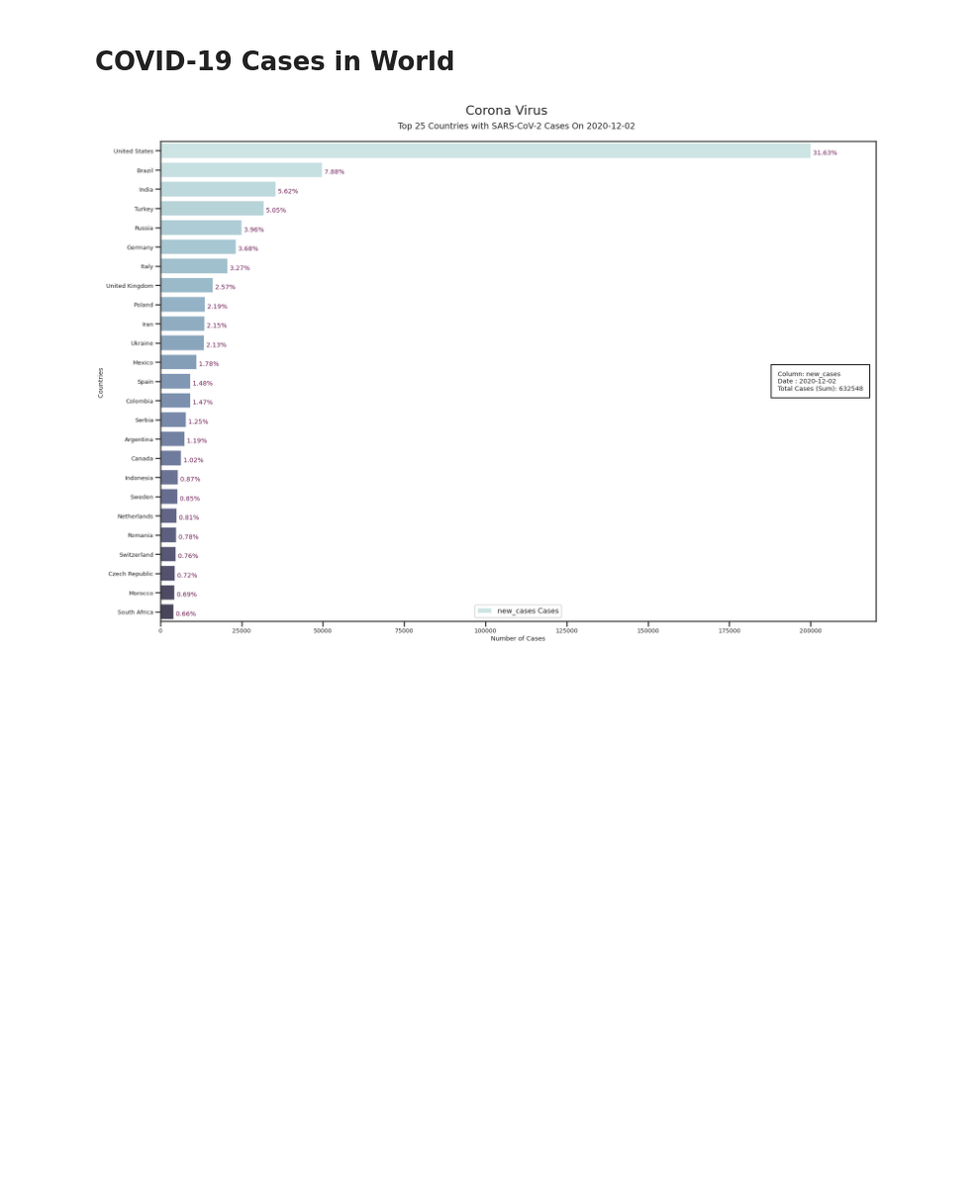
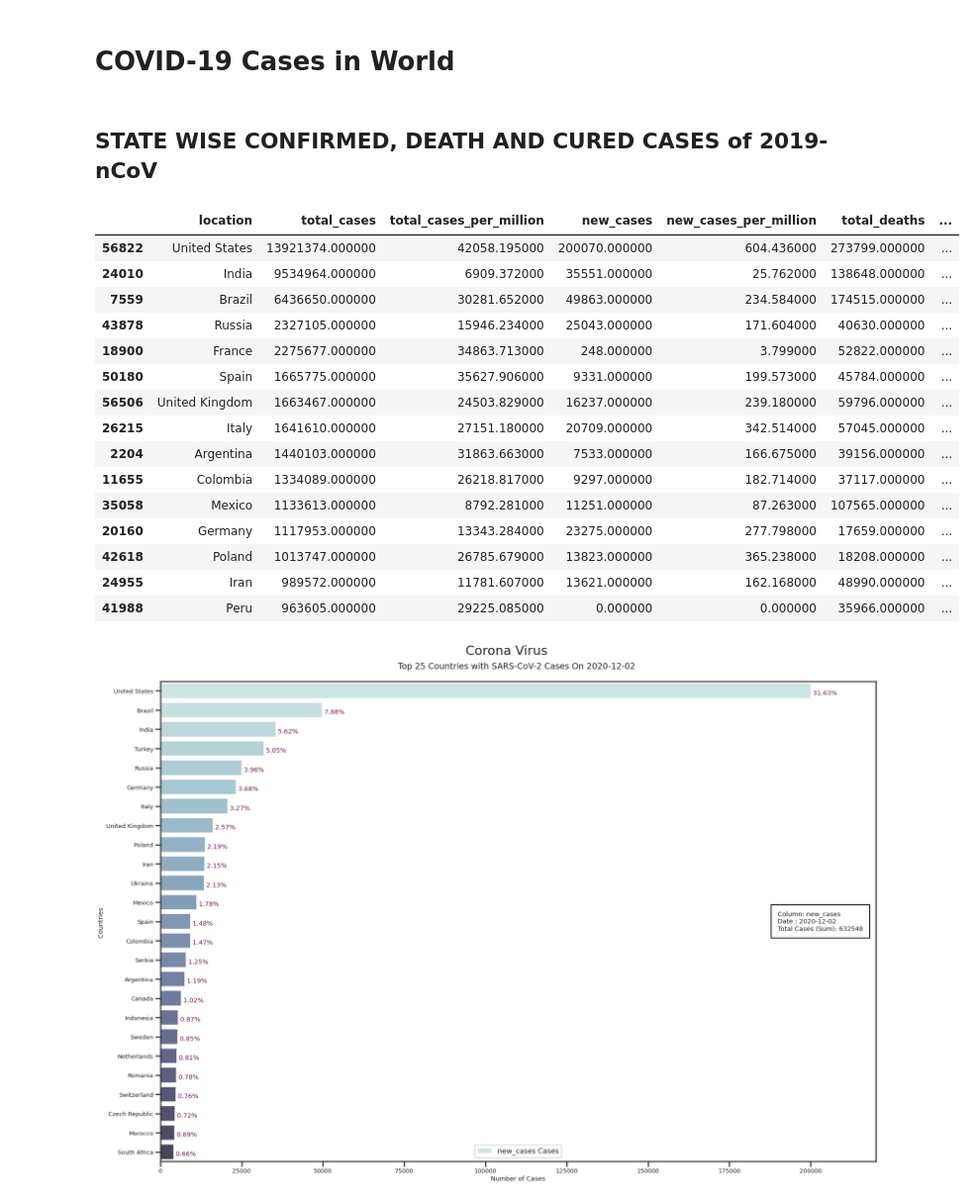
Before and after one commit to terminate9298/Corona-Visualization-and-Prediction, a Jupyter notebook: COVID_19_Visualization_and_Forecasting.ipynb, the cells around one changed output. Shown at 99% size. Saved outputs shown, nothing was run; the diff lists cells and outputs as text; code cells hidden in the pictures; blank space fills up the shorter version.

```diff
--- a/COVID_19_Visualization_and_Forecasting.ipynb
+++ b/COVID_19_Visualization_and_Forecasting.ipynb
@@ -488,5 +341,49 @@ plt.savefig('/content/{} {}.{}'.format(Save_Name , time.time() , Format_To_Save)
 # %% [markdown]
 # COVID-19 Cases in World
+# %%
+#@markdown <h3>⬅️ Click Here to START Plotting</h3>
+#@markdown <br><center><img src='https://cdn2.iconfinder.com/data/icons/coronavirus-118/82/coronavirus_corona-15-512.png' height="200" alt="Gdrive-logo"/></center>
+#@markdown <center><h2>Plot Corona Virus Cases in Countries of World</h2></center><br>
+Sort_By = "total_cases" #@param ['total_cases','total_cases_per_million', 'new_cases','new_cases_per_million','total_deaths','total_deaths_per_million', 'new_deaths','new_deaths_per_million']
+Plot_Month = "12" #@param ['3', '4', '5', '6', '7', '8', '9', '10', '11', '12']
+Plot_Date = "2" #@param ['1', '2', '3', '4', '5', '6', '7', '8', '9', '10', '11', '12', '13', '14', '15', '16', '17', '18', '19', '20', '21', '22', '23', '24', '25', '26', '27', '28', '29', '30']
+Plot_Top = 15 #@param {type:"slider", min:1, max:30, step:1}
+
+Date = '2020-'+Plot_Month.zfill(2)+'-'+Plot_Date.zfill(2)
+if Date not in World_['date'].unique():
+  Date = World_['date'].max()
+
+display(Markdown("<h2> COUNTRY WISE CONFIRMED, DEATH AND CURED CASES of 2019-nCoV AS OF {}</h2>".format(Date)))
+temp = World_[World_['location']!='World']
+temp[temp['date'] == Date][['location','total_cases','total_cases_per_million', 'new_cases','new_cases_per_million','total_deaths','total_deaths_per_million', 'new_deaths','new_deaths_per_million']]\
+                        .sort_values(Sort_By, ascending= False).fillna(0)\
+                        .iloc[:Plot_Top].style\
+                        .background_gradient(cmap='YlOrBr',subset=["total_cases"])\
+                        .background_gradient(cmap='YlOrBr',subset=["total_cases_per_million"])\
+                        .background_gradient(cmap='bone_r',subset=["total_deaths"])\
+                        .background_gradient(cmap='bone',subset=["total_deaths_per_million"])\
+                        .background_gradient(cmap='Greens',subset=["new_cases"])\
+                        .background_gradient(cmap='Greens',subset=["new_cases_per_million"])\
+                        .background_gradient(cmap='Blues',subset=["new_deaths"])\
+                        .background_gradient(cmap='Blues',subset=["new_deaths_per_million"])\
+# %% [output]
+<h2> STATE WISE CONFIRMED, DEATH AND CURED CASES of 2019-nCoV</h2>
+|  | location | total_cases | total_cases_per_million | new_cases | new_cases_per_million | total_deaths | ... |
+| 56822 | United States | 13921374.000000 | 42058.195000 | 200070.000000 | 604.436000 | 273799.000000 | ... |
+| 24010 | India | 9534964.000000 | 6909.372000 | 35551.000000 | 25.762000 | 138648.000000 | ... |
+| 7559 | Brazil | 6436650.000000 | 30281.652000 | 49863.000000 | 234.584000 | 174515.000000 | ... |
+| 43878 | Russia | 2327105.000000 | 15946.234000 | 25043.000000 | 171.604000 | 40630.000000 | ... |
+| 18900 | France | 2275677.000000 | 34863.713000 | 248.000000 | 3.799000 | 52822.000000 | ... |
+| 50180 | Spain | 1665775.000000 | 35627.906000 | 9331.000000 | 199.573000 | 45784.000000 | ... |
+| 56506 | United Kingdom | 1663467.000000 | 24503.829000 | 16237.000000 | 239.180000 | 59796.000000 | ... |
+| 26215 | Italy | 1641610.000000 | 27151.180000 | 20709.000000 | 342.514000 | 57045.000000 | ... |
+| 2204 | Argentina | 1440103.000000 | 31863.663000 | 7533.000000 | 166.675000 | 39156.000000 | ... |
+| 11655 | Colombia | 1334089.000000 | 26218.817000 | 9297.000000 | 182.714000 | 37117.000000 | ... |
+| 35058 | Mexico | 1133613.000000 | 8792.281000 | 11251.000000 | 87.263000 | 107565.000000 | ... |
+| 20160 | Germany | 1117953.000000 | 13343.284000 | 23275.000000 | 277.798000 | 17659.000000 | ... |
+| 42618 | Poland | 1013747.000000 | 26785.679000 | 13823.000000 | 365.238000 | 18208.000000 | ... |
+| 24955 | Iran | 989572.000000 | 11781.607000 | 13621.000000 | 162.168000 | 48990.000000 | ... |
+| 41988 | Peru | 963605.000000 | 29225.085000 | 0.000000 | 0.000000 | 35966.000000 | ... |
 # %%
 #@markdown <h3>⬅️ Click Here to START Plotting</h3>
 #@markdown <br><center><img src='https://cdn0.iconfinder.com/data/icons/coronavirus-88/64/worldwide-global-world-virus-covid-Corona_virus-512.png' height="200" alt="Gdrive-logo"/></center>
```
Also changed, not shown: parts of 20 cells of this notebook.
